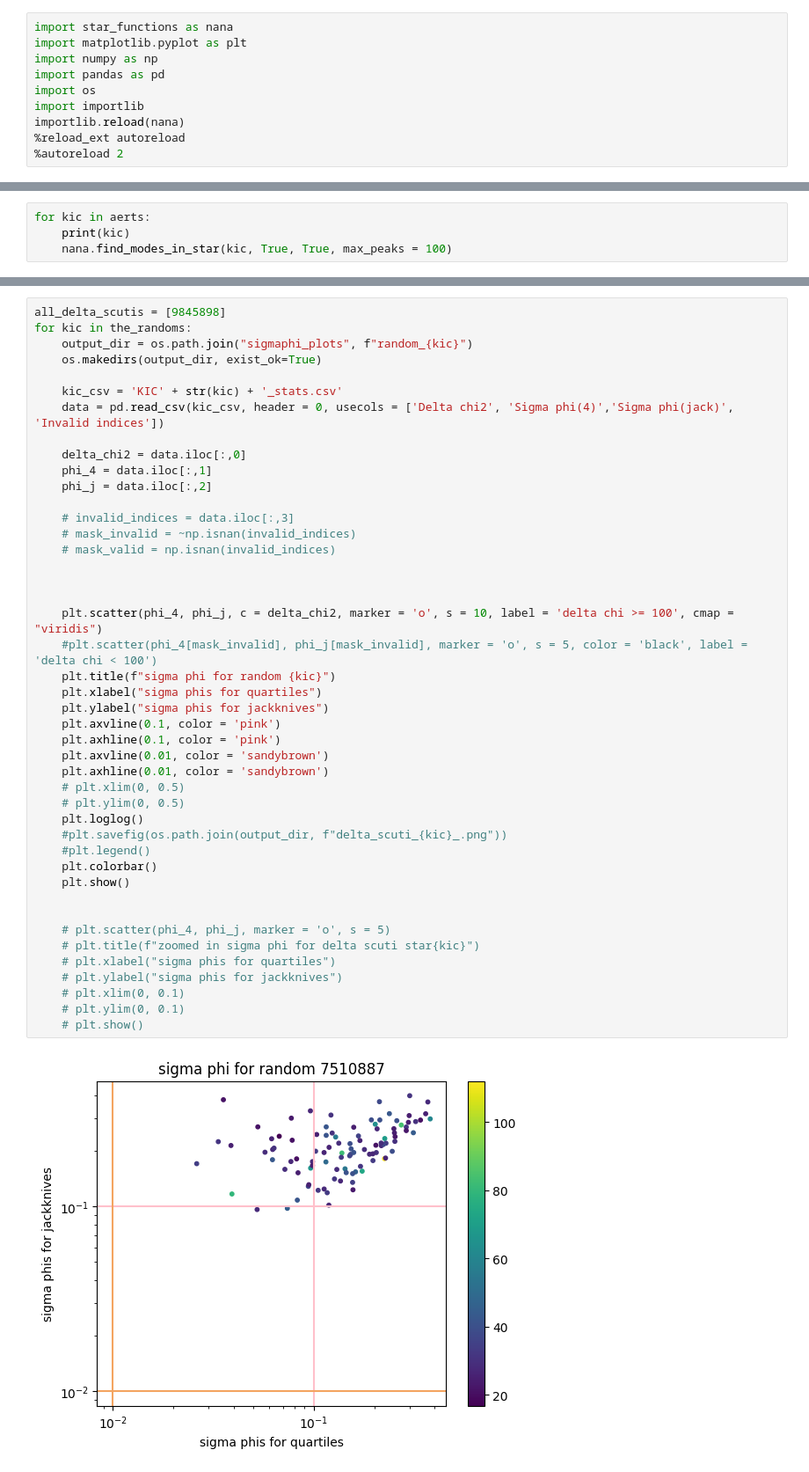
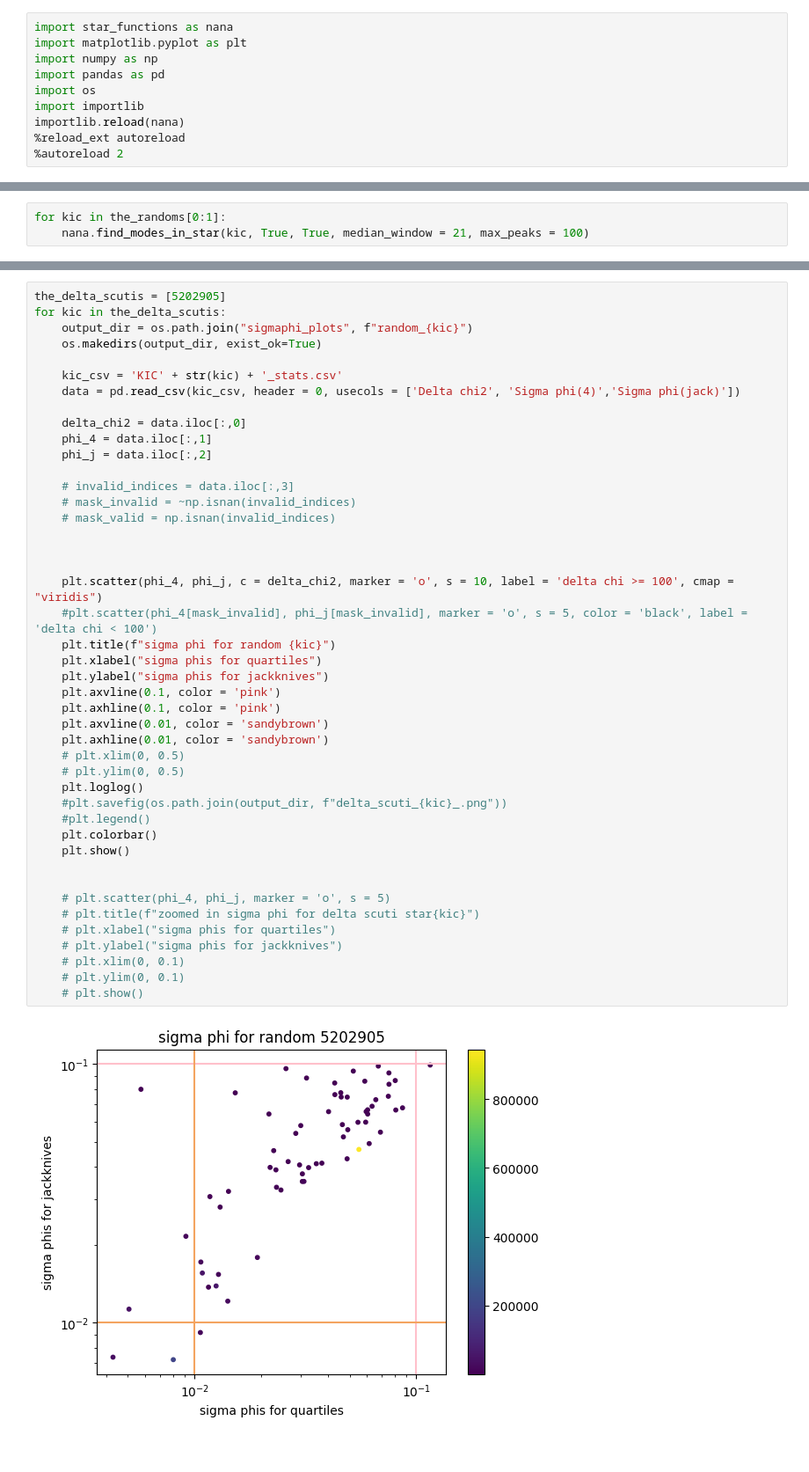
Before and after one commit to nanamiller/hogg_project, a Jupyter notebook: oscillator_catalog/sigmaphi_plotting.ipynb, the cells around one changed output, grey strips where cells are left out. Shown: that part at 88% size. Drawn from its saved outputs; the diff is of its cells as text.

```diff
--- a/oscillator_catalog/sigmaphi_plotting.ipynb
+++ b/oscillator_catalog/sigmaphi_plotting.ipynb
@@ -26,5 +16,4 @@ test = [9845898]
 # %%
-for kic in aerts:
-    print(kic)
-    nana.find_modes_in_star(kic, True, True, max_peaks = 100)
+for kic in the_randoms[0:1]:
+    nana.find_modes_in_star(kic, True, True, median_window = 21, max_peaks = 100)
 # %% [output]
@@ -63,11 +30,11 @@ nana.get_kepler_data() took 1.3491339683532715 seconds
 # %%
-all_delta_scutis = [9845898]
-for kic in the_randoms:
+the_delta_scutis = [5202905]
+for kic in the_delta_scutis:
     output_dir = os.path.join("sigmaphi_plots", f"random_{kic}")
     os.makedirs(output_dir, exist_ok=True)
 
     kic_csv = 'KIC' + str(kic) + '_stats.csv'
-    data = pd.read_csv(kic_csv, header = 0, usecols = ['Delta chi2', 'Sigma phi(4)','Sigma phi(jack)', 'Invalid indices'])
+    data = pd.read_csv(kic_csv, header = 0, usecols = ['Delta chi2', 'Sigma phi(4)','Sigma phi(jack)'])
 
     delta_chi2 = data.iloc[:,0]
     phi_4 = data.iloc[:,1]
@@ -78,31 +45,31 @@ for kic in the_randoms:
     # mask_valid = np.isnan(invalid_indices)
 
 
 
     plt.scatter(phi_4, phi_j, c = delta_chi2, marker = 'o', s = 10, label = 'delta chi >= 100', cmap = "viridis")
     #plt.scatter(phi_4[mask_invalid], phi_j[mask_invalid], marker = 'o', s = 5, color = 'black', label = 'delta chi < 100')
     plt.title(f"sigma phi for random {kic}")
     plt.xlabel("sigma phis for quartiles")
     plt.ylabel("sigma phis for jackknives")
     plt.axvline(0.1, color = 'pink')
     plt.axhline(0.1, color = 'pink')
     plt.axvline(0.01, color = 'sandybrown')
     plt.axhline(0.01, color = 'sandybrown')
     # plt.xlim(0, 0.5)
     # plt.ylim(0, 0.5)
     plt.loglog()
     #plt.savefig(os.path.join(output_dir, f"delta_scuti_{kic}_.png"))
     #plt.legend()
     plt.colorbar()
     plt.show()
 
 
     # plt.scatter(phi_4, phi_j, marker = 'o', s = 5)
     # plt.title(f"zoomed in sigma phi for delta scuti star{kic}")
     # plt.xlabel("sigma phis for quartiles")
     # plt.ylabel("sigma phis for jackknives")
     # plt.xlim(0, 0.1)
     # plt.ylim(0, 0.1)
     # plt.show()
 # %% [output]
-[figure, old version]
+[figure, new version]
```
Also changed, not shown: parts of 3 cells of this notebook, 2 other files.
